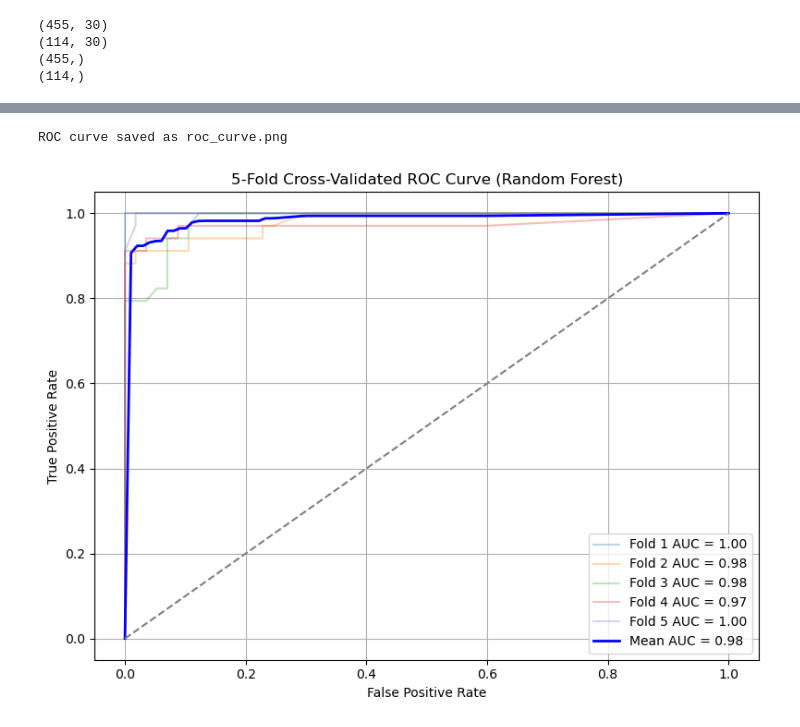
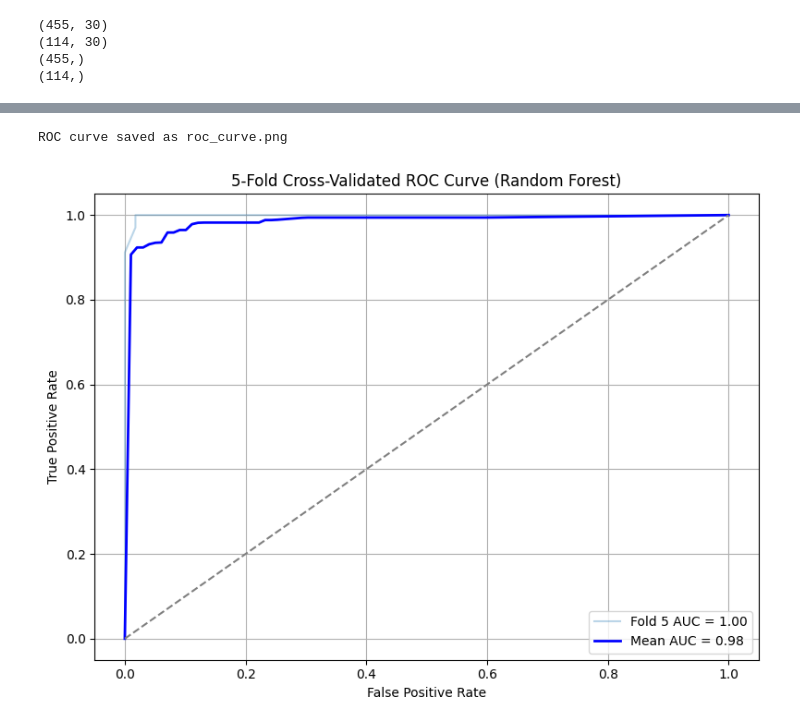
Before and after one commit to omaralfaqih6/breast_cancer_wisconsin, a Jupyter notebook: data_prep_mod_setup.ipynb, the cells around one changed output, grey strips where cells are left out. Saved outputs shown, nothing was run; the diff lists cells and outputs as text; code cells hidden in the pictures.

```diff
--- a/data_prep_mod_setup.ipynb
+++ b/data_prep_mod_setup.ipynb
@@ -337,52 +398,52 @@ Mean AUC: 0.9878
 # %%
-# Create model
-model = RandomForestClassifier(random_state=42)
+# # Create model
+# model = RandomForestClassifier(random_state=42)
 
-# Create stratified 5-fold cross-validator
-cv = StratifiedKFold(n_splits=5, shuffle=True, random_state=42)
+# # Create stratified 5-fold cross-validator
+# cv = StratifiedKFold(n_splits=5, shuffle=True, random_state=42)
 
-# Store values
+# # Store values
 tprs = []
 aucs = []
 mean_fpr = np.linspace(0, 1, 100)
 fig, ax = plt.subplots(figsize=(8, 6))
 
 for fold, (train_idx, val_idx) in enumerate(cv.split(X_train, y_train)):
-    X_cv_train, X_cv_val = X_train.iloc[train_idx], X_train.iloc[val_idx]
-    y_cv_train, y_cv_val = y_train.iloc[train_idx], y_train.iloc[val_idx]
+     X_cv_train, X_cv_val = X_train.iloc[train_idx], X_train.iloc[val_idx]
+     y_cv_train, y_cv_val = y_train.iloc[train_idx], y_train.iloc[val_idx]
 
-    model.fit(X_cv_train, y_cv_train)
-    y_proba = model.predict_proba(X_cv_val)[:, 1]  # proba for class 1 (Malignant)
+     model.fit(X_cv_train, y_cv_train)
+     y_proba = model.predict_proba(X_cv_val)[:, 1]  # proba for class 1 (Malignant)
 
-    fpr, tpr, _ = roc_curve(y_cv_val, y_proba)
-    roc_auc = auc(fpr, tpr)
-    aucs.append(roc_auc)
+     fpr, tpr, _ = roc_curve(y_cv_val, y_proba)
+     roc_auc = auc(fpr, tpr)
+     aucs.append(roc_auc)
 
-    # Interpolate TPR
-    tpr_interp = np.interp(mean_fpr, fpr, tpr)
-    tpr_interp[0] = 0.0
-    tprs.append(tpr_interp)
+     # Interpolate TPR
+     tpr_interp = np.interp(mean_fpr, fpr, tpr)
+     tpr_interp[0] = 0.0
+     tprs.append(tpr_interp)
 
-    ax.plot(fpr, tpr, alpha=0.3, label=f'Fold {fold+1} AUC = {roc_auc:.2f}')
+ax.plot(fpr, tpr, alpha=0.3, label=f'Fold {fold+1} AUC = {roc_auc:.2f}')
 
 # Plot mean ROC curve
 mean_tpr = np.mean(tprs, axis=0)
 mean_tpr[-1] = 1.0
 mean_auc = auc(mean_fpr, mean_tpr)
 
 ax.plot(mean_fpr, mean_tpr, color='blue', lw=2, label=f'Mean AUC = {mean_auc:.2f}')
 ax.plot([0, 1], [0, 1], linestyle='--', color='gray')
 
 ax.set_xlabel('False Positive Rate')
 ax.set_ylabel('True Positive Rate')
 ax.set_title('5-Fold Cross-Validated ROC Curve (Random Forest)')
 ax.legend(loc='lower right')
 plt.grid()
 plt.tight_layout()
 
 plt.savefig('roc_curve.png', dpi=300)
 print("ROC curve saved as roc_curve.png")
 # %% [output]
 ROC curve saved as roc_curve.png
-[figure, old version]
+[figure, new version]
 # %%
```
Also changed, not shown: parts of 10 cells of this notebook, 1 other file.
